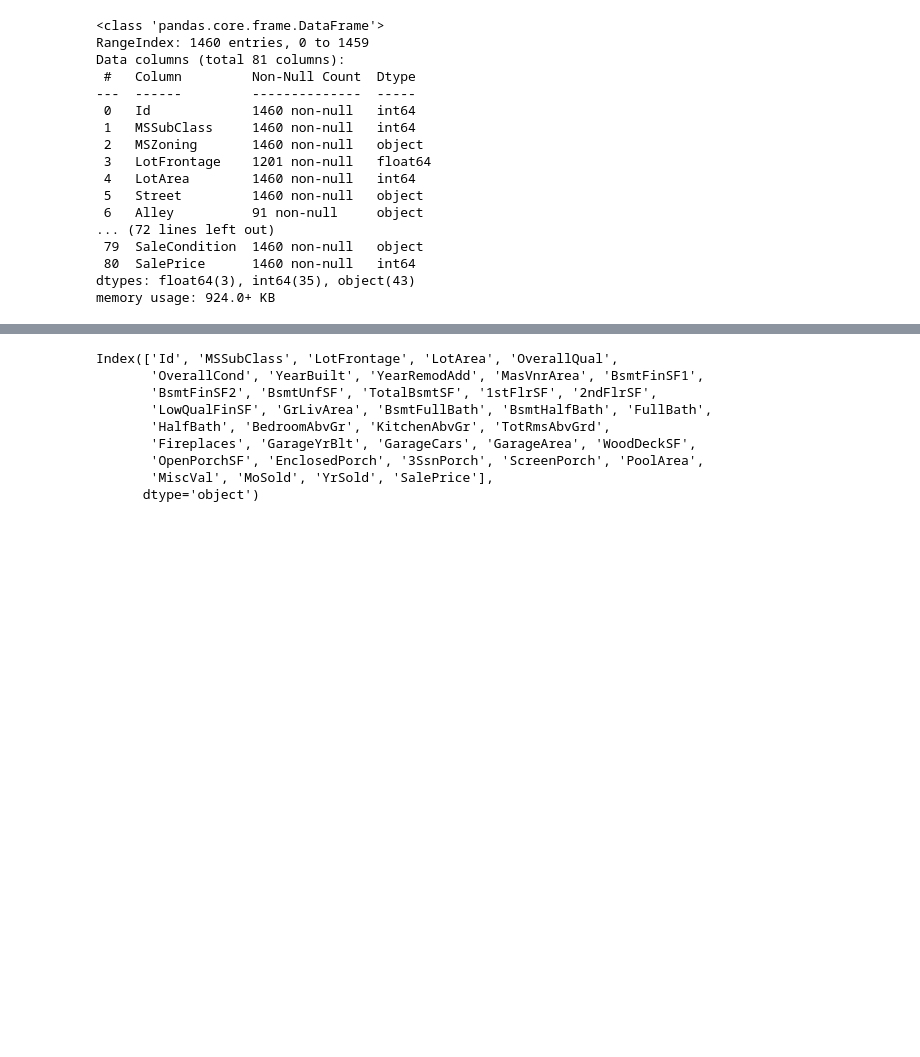
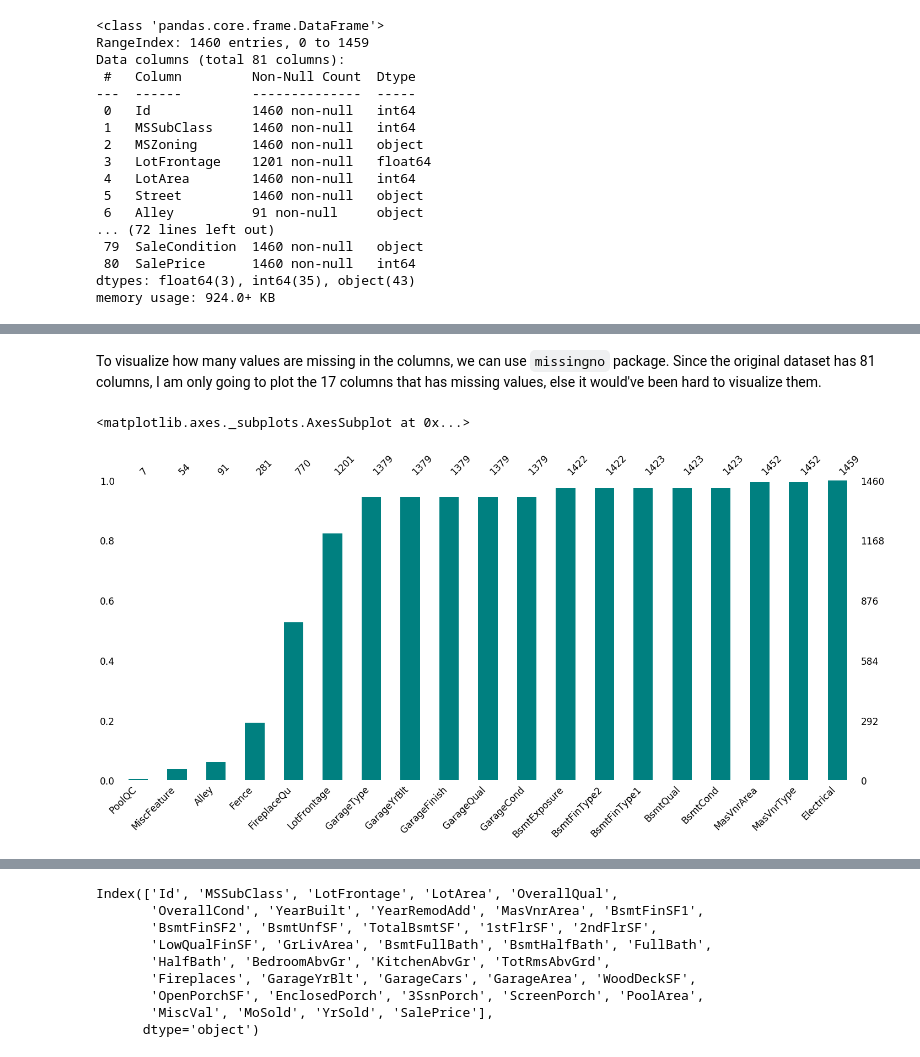
Before and after one commit to huahuawong/datascience-essentials, a Jupyter notebook: 4. Data-science-workflow/Data_cleaning_missing_data.ipynb, the cells around one changed output, grey strips where cells are left out. Saved outputs shown, nothing was run; the diff lists cells and outputs as text; code cells hidden in the pictures; blank space fills up the shorter version.

```diff
--- a/4. Data-science-workflow/Data_cleaning_missing_data.ipynb
+++ b/4. Data-science-workflow/Data_cleaning_missing_data.ipynb
@@ -54,0 +114,4 @@ Seems like we have some features with missing data. Let's start with numerical f
+# %%
+# These are the columns which has at least one null values
+missing_data_col = df.columns[df.isna().any()].tolist()
+missing_data_col
@@ -54,0 +138,7 @@ Seems like we have some features with missing data. Let's start with numerical f
+# %% [markdown]
+To visualize how many values are missing in the columns, we can use `missingno` package. Since the original dataset has 81 columns, I am only going to plot the 17 columns that has missing values, else it would've been hard to visualize them.
+# %%
+msno.bar(df[missing_data_col], color="teal", sort="ascending", fontsize=17)
+# %% [output]
+<matplotlib.axes._subplots.AxesSubplot at 0x...>
+[figure, added]
```
Also changed, not shown: parts of 30 cells of this notebook.
